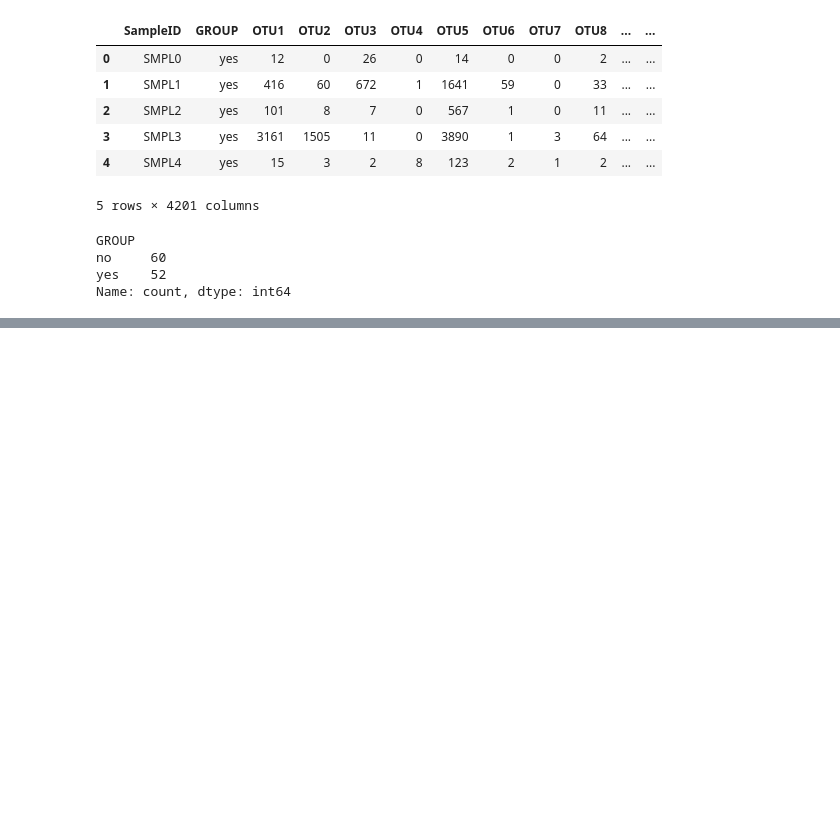
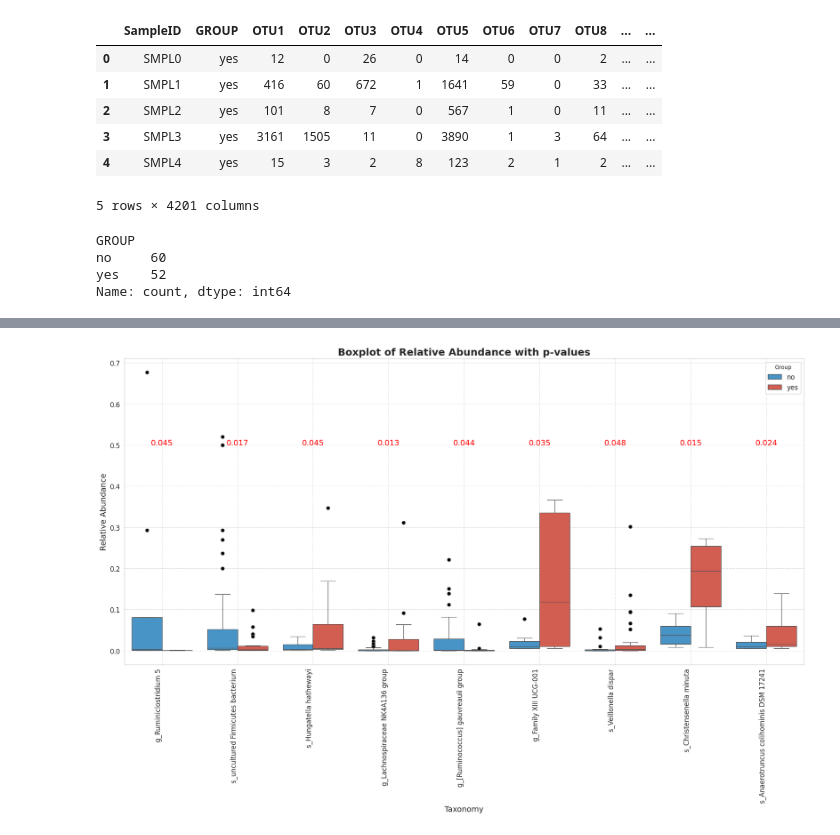
Before and after one commit to M100ika/data_analyzing_04_01_2024, a Jupyter notebook: 04.01.2024.ipynb, the cells around one changed output, grey strips where cells are left out. Drawn from its saved outputs; the diff is of its cells as text; code cells hidden in the pictures; blank space fills up the shorter version.

```diff
--- a/04.01.2024.ipynb
+++ b/04.01.2024.ipynb
@@ -81,0 +273,16 @@ hiera_blast.head()
+# %%
+import pandas as pd
+
+data = merged_result_non_zero.copy()
+
+# Создание нового столбца 'Sample_Group'
+data['Sample_Group'] = data['SampleID'] + '_' + data['GROUP']
+
+# Создание сводной таблицы
+pivot_df = data.pivot_table(index='Taxonomy', columns='Sample_Group', values='Value', aggfunc='sum', fill_value=0)
+
+# Сброс индекса, чтобы 'Taxonomy' стал столбцом
+pivot_df.reset_index(inplace=True)
+
+# Вывод первых нескольких строк полученного DataFrame для проверки
+pivot_df.head()
@@ -81,0 +297,81 @@ hiera_blast.head()
+# %%
+import pandas as pd
+import seaborn as sns
+import matplotlib.pyplot as plt
+from scipy.stats import ttest_ind
+
+def rename_taxa(row):
+    parts = row.split('|')
+    cleaned_parts = [part for part in parts if not part.endswith('_?')]
+    return '|'.join(cleaned_parts)
+
+pivot_df['Taxonomy'] = pivot_df['Taxonomy'].apply(rename_taxa)
+pivot_df['Taxonomy'] = pivot_df['Taxonomy'].str.split('|').str[-1]
+
+# Рассчитываем относительное изобилие для каждого таксона в каждом образце
+sample_columns = [col for col in pivot_df.columns if 'SMPL' in col]  # Измените на правильные имена столбцов
+pivot_df.fillna(0, inplace=True)
+
+relative_abundance_df = pivot_df.copy()
+relative_abundance_df[sample_columns] = relative_abundance_df[sample_columns].div(relative_abundance_df[sample_columns].sum(axis=1), axis=0)
+
+# Переупорядочиваем столбцы, чтобы "Taxonomy" был первым
+relative_abundance_df = relative_abundance_df[['Taxonomy'] + sample_columns]
+
+# Размещаем данные в "длинном" формате для boxplot
+melted_df = relative_abundance_df.melt(id_vars='Taxonomy', var_name='Sample', value_name='Relative Abundance')
+
+# Удаляем строки с Relative Abundance == 0
+melted_df = melted_df[melted_df['Relative Abundance'] != 0].reset_index(drop=True)
+
+# Определяем группы на основе названий образцов
+melted_df['Group'] = melted_df['Sample'].apply(lambda x: 'yes' if 'yes' in x else 'no')
+
+# Настройка визуализации
+sns.set_style("whitegrid")
+flierprops = dict(marker='o', markerfacecolor='black', markersize=6, linestyle='none')
+
+# Расчет p-значений для каждого таксона
+p_values = {}
+significant_taxa = {}  # Словарь для хранения значимых таксонов и их p-значений
+for taxon in melted_df['Taxonomy'].unique():
+    yes_values = melted_df[(melted_df['Taxonomy'] == taxon) & (melted_df['Group'] == 'yes')]['Relative Abundance']
+    no_values = melted_df[(melted_df['Taxonomy'] == taxon) & (melted_df['Group'] == 'no')]['Relative Abundance']
+
+    if len(yes_values) > 1 and len(no_values) > 1:
+        t_stat, p_val = ttest_ind(yes_values, no_values, nan_policy='omit')
+        if p_val < 0.05:  # Фильтрация значений p по порогу 0.05
+            significant_taxa[taxon] = p_val
+
+# Фильтрация melted_df для включения только значимых таксонов
+significant_melted_df = melted_df[melted_df['Taxonomy'].isin(significant_taxa.keys())]
+colors = ['#3498db', '#e74c3c']
+# Визуализация
+plt.figure(figsize=(18, 12))
+sns.boxplot(x='Taxonomy', y='Relative Abundance', hue='Group', data=significant_melted_df, palette=colors, flierprops=flierprops, whis=2, hue_order=['no','yes'])
+
+# Добавляем значимые p-значения на график
+for i, taxon in enumerate(significant_melted_df['Taxonomy'].unique()):
+    p_val = significant_taxa.get(taxon)
+    if p_val:  # Если таксон значим
+        plt.text(i, 0.5, f"{p_val:.3f}", ha='center', color="red", size=14)
+
+# Оформление графика
+plt.xticks(rotation=90, ha='right', fontsize=12)
+plt.yticks(fontsize=12)
+plt.xlabel('Taxonomy', fontsize=14)
+plt.ylabel('Relative Abundance', fontsize=14)
+plt.title('Boxplot of Relative Abundance with p-values', fontsize=18, fontweight='bold')
+plt.grid(axis='both', linestyle='--', alpha=0.7)
+plt.legend(loc="upper right", fontsize=12, title="Group")
+plt.tight_layout()
+
+# Сохранение и отображение графика
+plt.savefig('significant_relative_abundance_boxplot.pdf', bbox_inches = 'tight')
+plt.show()
+
+# Вывод значимых таксонов и их p-значений
+for taxon, p_val in significant_taxa.items():
+    print(f"Таксон: {taxon}, p-value: {p_val:.4f}")
+# %% [output]
+[figure, added]
```
Also changed, not shown: parts of 14 cells of this notebook, 6 other files.
